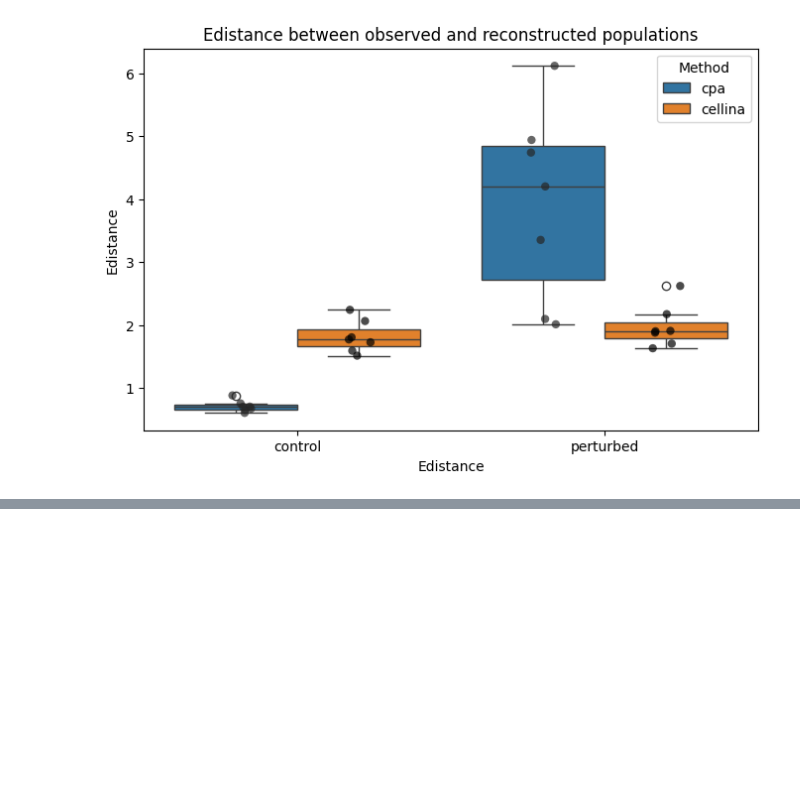
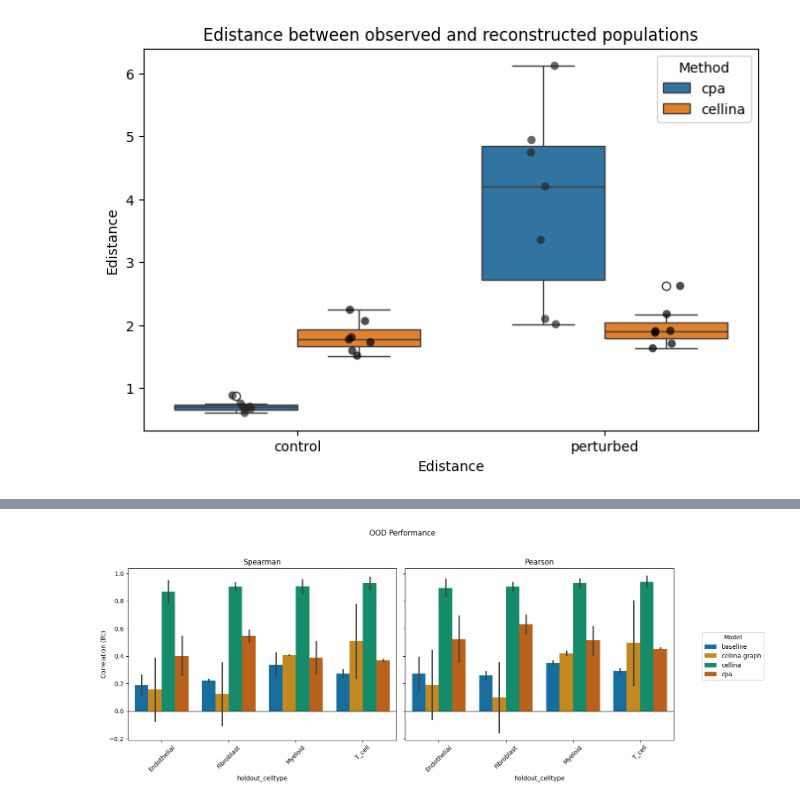
Before and after one commit to PMBio/cellina-reproducibility, a Jupyter notebook: notebooks/ood_plots.ipynb, the cells around one changed output, grey strips where cells are left out. Drawn from its saved outputs; the diff is of its cells as text; code cells hidden in the pictures; blank space fills up the shorter version.

Commit message:
Plot OOD results

```diff
--- a/notebooks/ood_plots.ipynb
+++ b/notebooks/ood_plots.ipynb
@@ -131,0 +190,38 @@ Setting a gradient palette using color= is deprecated and will be removed in v0.
+# %%
+# plot both Spearman and Pearson side-by-side, larger figure, legend moved outside
+fig, axes = plt.subplots(1, 2, figsize=(14, 6), sharey=True)
+
+palette = "colorblind"
+sns.barplot(
+    data=crc_corr_df, x="holdout_celltype", y="spearman", hue="model_name",
+    ax=axes[0], palette=palette, #ci=None
+)
+axes[0].set_title("Spearman")
+axes[0].set_ylabel("Correlation (lfc)")
+
+sns.barplot(
+    data=crc_corr_df, x="holdout_celltype", y="pearson", hue="model_name",
+    ax=axes[1], palette=palette, #ci=None
+)
+axes[1].set_title("Pearson")
+axes[1].set_ylabel("")
+
+# remove per-axes legends and place a single legend on the right
+for ax in axes:
+    leg = ax.get_legend()
+    if leg:
+        leg.remove()
+
+handles, labels = axes[1].get_legend_handles_labels()
+fig.legend(handles, labels, title="Model", bbox_to_anchor=(0.98, 0.5), loc="center left")
+
+# horizontal zero line on both panels, rotate xticks and tidy layout
+for ax in axes:
+    ax.axhline(0, color="black", linewidth=1)
+    ax.set_xticklabels(ax.get_xticklabels(), rotation=45)
+
+fig.suptitle("OOD Performance")
+plt.tight_layout(rect=[0, 0, 0.95, 0.95])
+plt.show()
+# %% [output]
+[figure, added]
```
Also changed, not shown: parts of 2 cells of this notebook, 2 other files.
